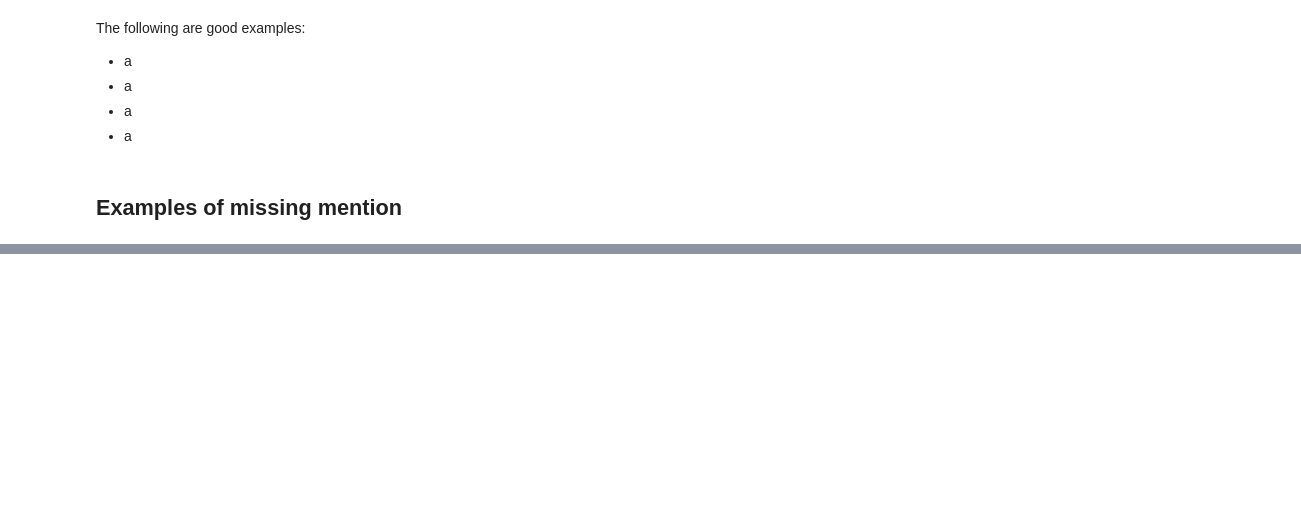
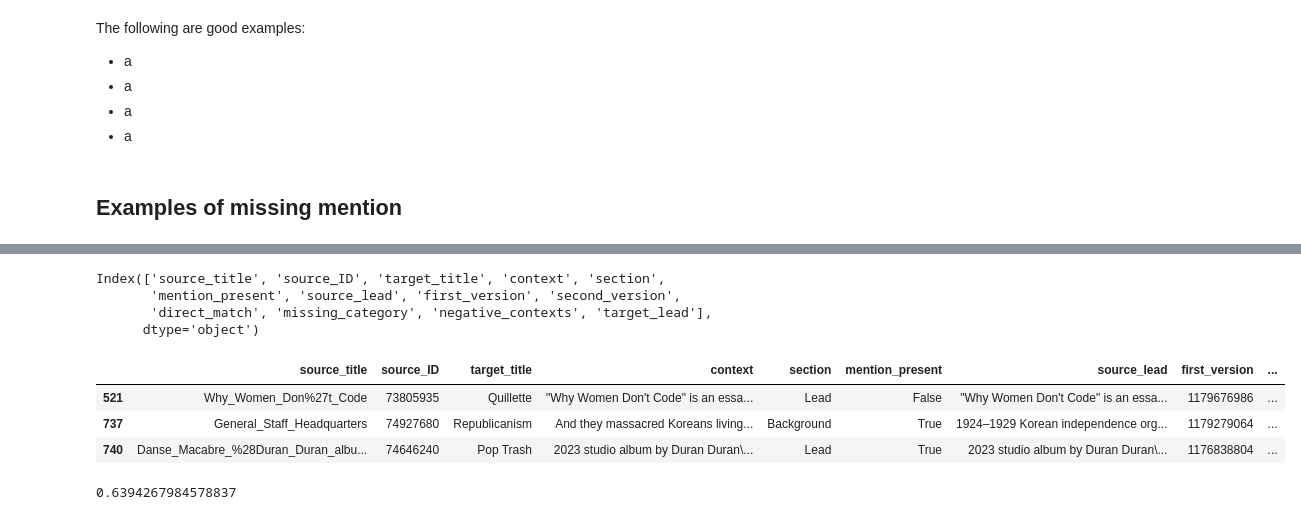
Before and after one commit to au-clan/wikinsert, a Jupyter notebook: scripts/create_examples.ipynb, the cells around one changed output, grey strips where cells are left out. Drawn from its saved outputs; the diff is of its cells as text; code cells hidden in the pictures; blank space fills up the shorter version.

Commit message:
post cross-check data pipeline

```diff
--- a/scripts/create_examples.ipynb
+++ b/scripts/create_examples.ipynb
@@ -86,7 +63,7 @@ prediction_head = prediction_head.eval()
 # %% [markdown]
 # Load and prepare data
 # %%
-df = pd.read_parquet('test_data/en.parquet')
-mentions = pd.read_parquet('test_data/en_mention_map.parquet')
+df = pd.read_parquet('/home/nikolaj.mikkelsen/locei_dataset/test/en.parquet')
+mentions = pd.read_parquet('/home/nikolaj.mikkelsen/locei_dataset/test/en_mention_map.parquet')
 # %%
 df['target_title'] = df['target_title'].apply(fix_title)
@@ -172,0 +401,20 @@ RESULT {'score': 13.536664962768555, 'context': "Romário Pires\n \nBulgaria\n P
+# %%
+df_sources = df.sample(n=3, random_state=42)
+df_sources.keys()
+# %% [output]
+Index(['source_title', 'source_ID', 'target_title', 'context', 'section',
+       'mention_present', 'source_lead', 'first_version', 'second_version',
+       'direct_match', 'missing_category', 'negative_contexts', 'target_lead'],
+      dtype='object')
+# %%
+df_sources
+# %% [output]
+|  | source_title | source_ID | target_title | context | section | mention_present | source_lead | first_version | ... |
+| 521 | Why_Women_Don%27t_Code | 73805935 | Quillette | "Why Women Don't Code" is an essa... | Lead | False | "Why Women Don't Code" is an essa... | 1179676986 | ... |
+| 737 | General_Staff_Headquarters | 74927680 | Republicanism | And they massacred Koreans living... | Background | True | 1924–1929 Korean independence org... | 1179279064 | ... |
+| 740 | Danse_Macabre_%28Duran_Duran_albu... | 74646240 | Pop Trash | 2023 studio album by Duran Duran\... | Lead | True | 2023 studio album by Duran Duran\... | 1176838804 | ... |
+# %%
+random.seed(42)
+random.random()
+# %% [output]
+0.6394267984578837
```
Also changed, not shown: parts of 11 cells of this notebook, 3 other files.
